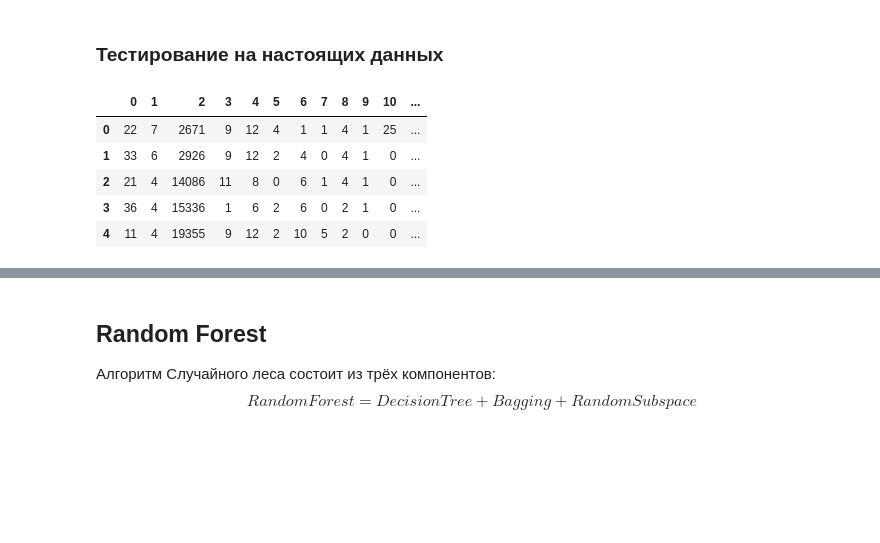
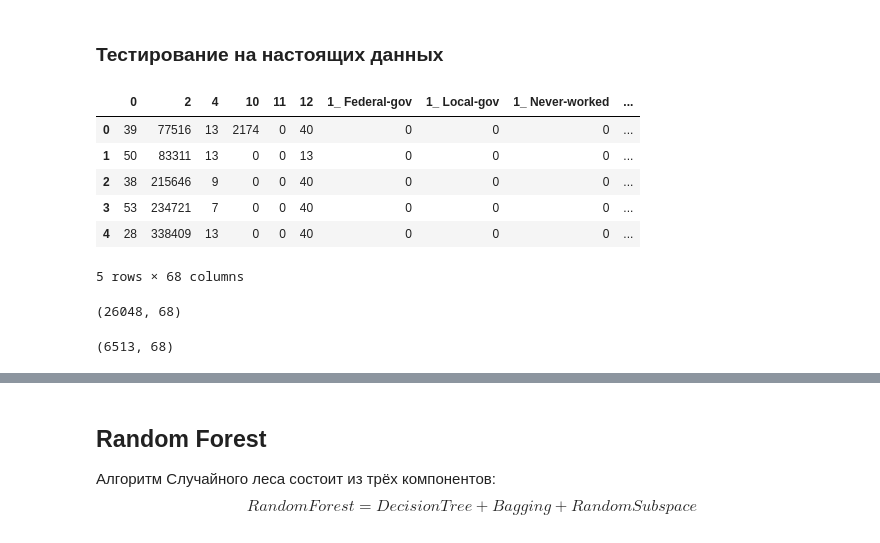
Before and after one commit to mfedoriv/random-forest, a Jupyter notebook: random-forest.ipynb, the cells around one changed output, grey strips where cells are left out. Saved outputs shown, nothing was run; the diff lists cells and outputs as text; code cells hidden in the pictures; blank space fills up the shorter version.

```diff
--- a/random-forest.ipynb
+++ b/random-forest.ipynb
@@ -84,0 +176,4 @@ df_train.head(8)
+# %%
+df_all = pd.concat([df_train, df_test], axis=0)
+# %%
+df_all.iloc[:, i] = df_train.iloc[:, i].replace(country_mask, 'Other')
@@ -84,0 +197,2 @@ df_train.head(8)
+# %%
+df_all_onehot = pd.get_dummies(df_all, columns=categorical_columns, drop_first=True)
@@ -84,0 +209,2 @@ df_train.head(8)
+# %%
+df_train_onehot = df_all_onehot.iloc[:df_train.shape[0], :]
@@ -371,11 +501,12 @@ accuracy_score(y_test, sk_y_pred)
 # %% [markdown]
 ### Тестирование на настоящих данных
 # %%
-df_train_encoded.head()
+df_train_onehot.head()
 # %% [output]
-|  | 0 | 1 | 2 | 3 | 4 | 5 | 6 | 7 | 8 | 9 | 10 | ... |
-| 0 | 22 | 7 | 2671 | 9 | 12 | 4 | 1 | 1 | 4 | 1 | 25 | ... |
-| 1 | 33 | 6 | 2926 | 9 | 12 | 2 | 4 | 0 | 4 | 1 | 0 | ... |
-| 2 | 21 | 4 | 14086 | 11 | 8 | 0 | 6 | 1 | 4 | 1 | 0 | ... |
-| 3 | 36 | 4 | 15336 | 1 | 6 | 2 | 6 | 0 | 2 | 1 | 0 | ... |
-| 4 | 11 | 4 | 19355 | 9 | 12 | 2 | 10 | 5 | 2 | 0 | 0 | ... |
+|  | 0 | 2 | 4 | 10 | 11 | 12 | 1_ Federal-gov | 1_ Local-gov | 1_ Never-worked | ... |
+| 0 | 39 | 77516 | 13 | 2174 | 0 | 40 | 0 | 0 | 0 | ... |
+| 1 | 50 | 83311 | 13 | 0 | 0 | 13 | 0 | 0 | 0 | ... |
+| 2 | 38 | 215646 | 9 | 0 | 0 | 40 | 0 | 0 | 0 | ... |
+| 3 | 53 | 234721 | 7 | 0 | 0 | 40 | 0 | 0 | 0 | ... |
+| 4 | 28 | 338409 | 13 | 0 | 0 | 40 | 0 | 0 | 0 | ... |
+5 rows × 68 columns
@@ -389,2 +517,10 @@ X_train_enc, X_test_enc, y_train_enc, y_test_enc = train_test_split(
     test_size=0.2,
     random_state=42)
+# %%
+X_train_oh.shape
+# %% [output]
+(26048, 68)
+# %%
+X_test_oh.shape
+# %% [output]
+(6513, 68)
```
Also changed, not shown: parts of 57 cells of this notebook.
